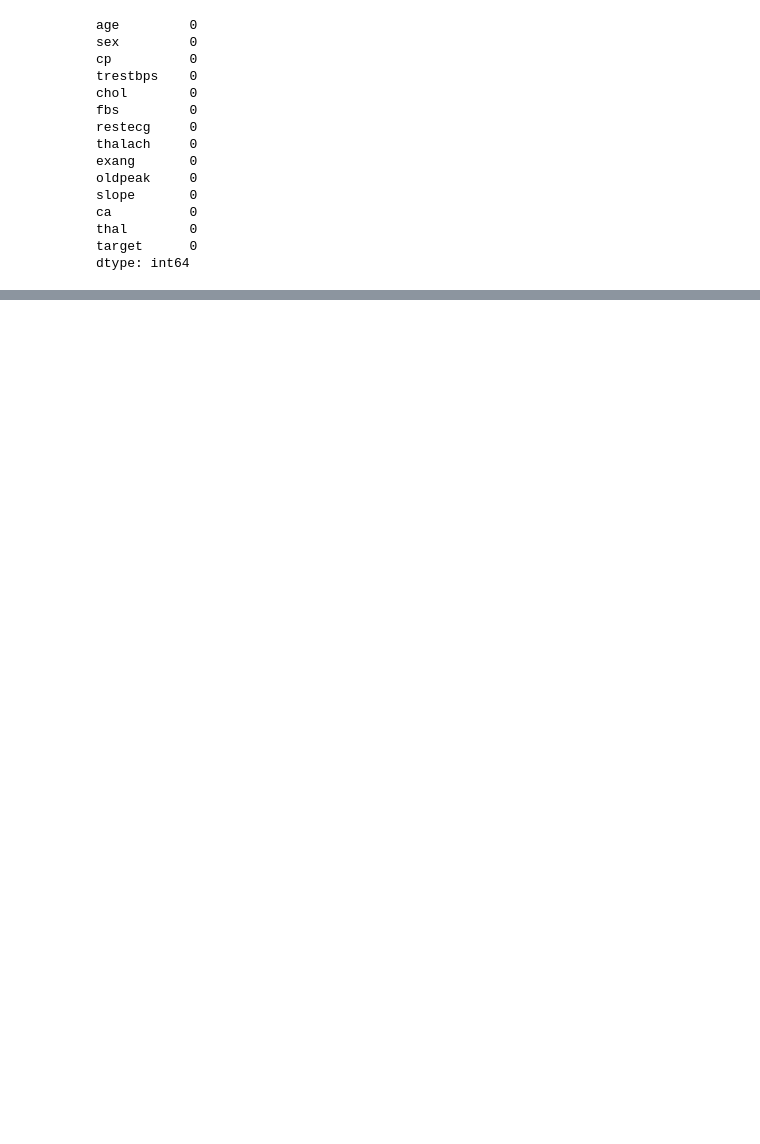
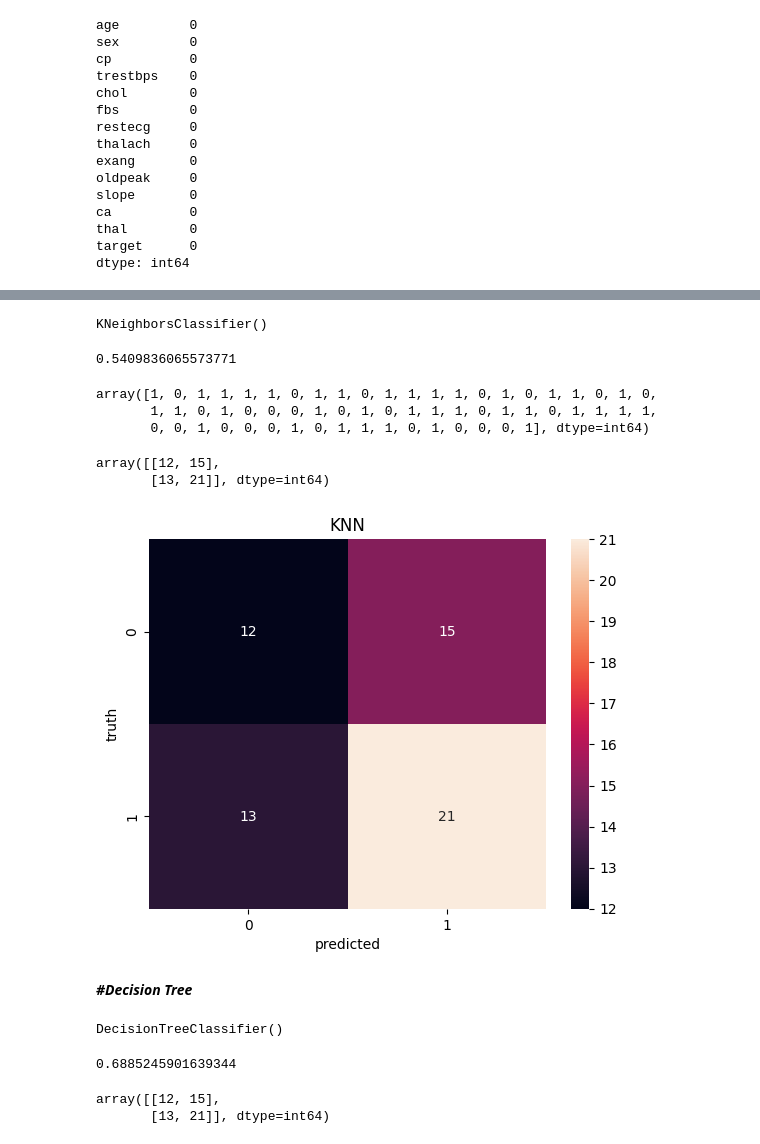
Before and after one commit to Sumithjohn/Heart-Disesase-Prediction, a Jupyter notebook: heart disease predit 001.ipynb, the cells around one changed output, grey strips where cells are left out. Saved outputs shown, nothing was run; the diff lists cells and outputs as text; code cells hidden in the pictures; blank space fills up the shorter version.

```diff
--- a/heart disease predit 001.ipynb
+++ b/heart disease predit 001.ipynb
@@ -288,0 +149,18 @@ plt.show()
+# %%
+model_knn=KNeighborsClassifier()
+# %%
+model_knn.fit(x_train,y_train)
+# %% [output]
+KNeighborsClassifier()
+# %%
+knn_accuracy=model_knn.score(x_test,y_test)
+knn_accuracy
+# %% [output]
+0.5409836065573771
+# %%
+y_pred=model_knn.predict(x_test)
+y_pred
+# %% [output]
+array([1, 0, 1, 1, 1, 1, 0, 1, 1, 0, 1, 1, 1, 1, 0, 1, 0, 1, 1, 0, 1, 0,
+       1, 1, 0, 1, 0, 0, 0, 1, 0, 1, 0, 1, 1, 1, 0, 1, 1, 0, 1, 1, 1, 1,
+       0, 0, 1, 0, 0, 0, 1, 0, 1, 1, 1, 0, 1, 0, 0, 0, 1], dtype=int64)
@@ -288,0 +169,6 @@ plt.show()
+# %%
+cm_knn=confusion_matrix(y_test,y_pred)
+cm_knn
+# %% [output]
+array([[12, 15],
+       [13, 21]], dtype=int64)
@@ -288,0 +178,10 @@ plt.show()
+# %%
+sns.heatmap(cm_knn,annot=True)
+plt.title('KNN')
+plt.xlabel('predicted')
+plt.ylabel('truth')
+plt.show()
+# %% [output]
+[figure, added]
+# %% [markdown]
+***#Decision Tree***
@@ -288,0 +192,15 @@ plt.show()
+# %%
+model_dt.fit(x_train,y_train)
+# %% [output]
+DecisionTreeClassifier()
+# %%
+dt_accuracy=model_dt.score(x_test,y_test)
+dt_accuracy
+# %% [output]
+0.6885245901639344
+# %%
+cm_dt=confusion_matrix(y_test,y_pred)
+cm_dt
+# %% [output]
+array([[12, 15],
+       [13, 21]], dtype=int64)
```
Also changed, not shown: parts of 40 cells of this notebook, 3 other files.
